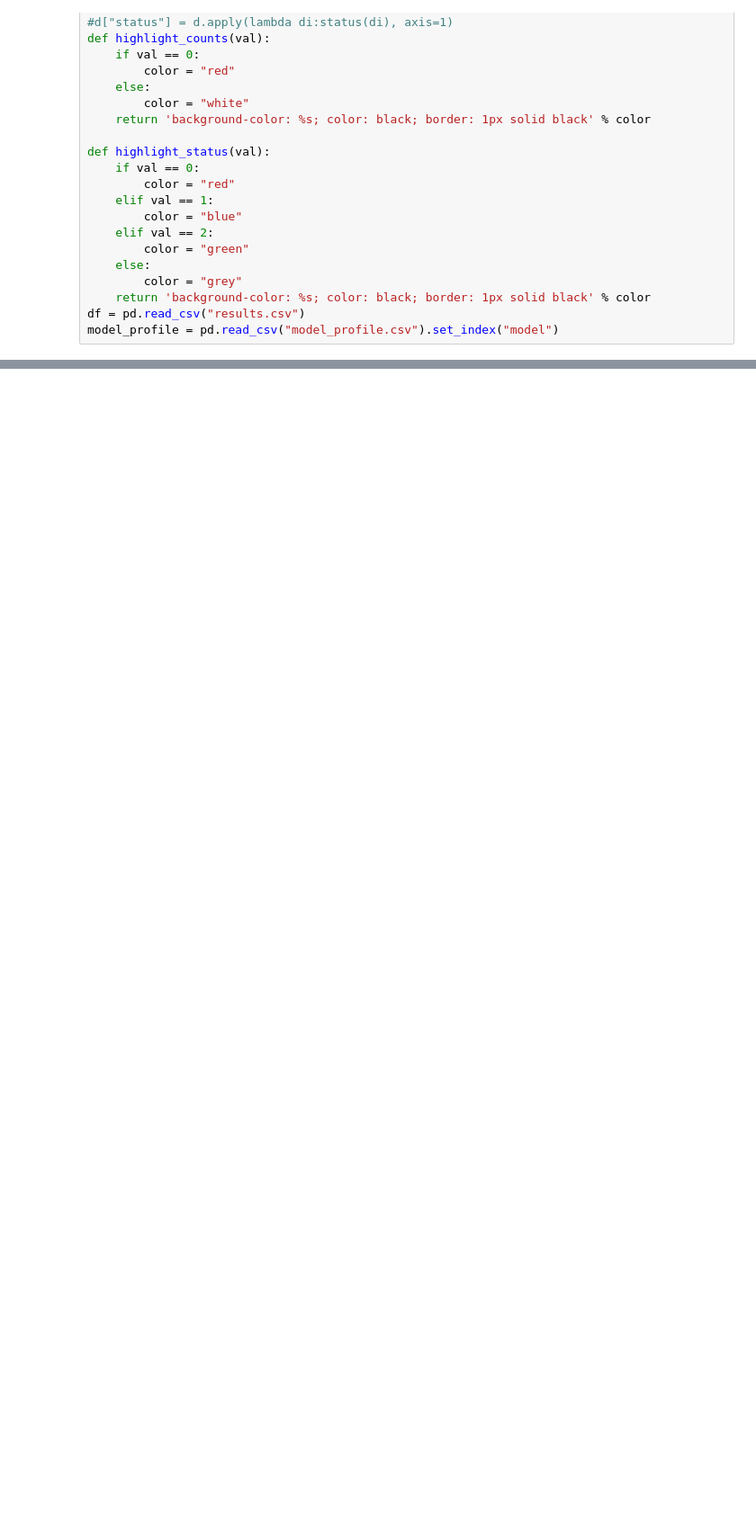
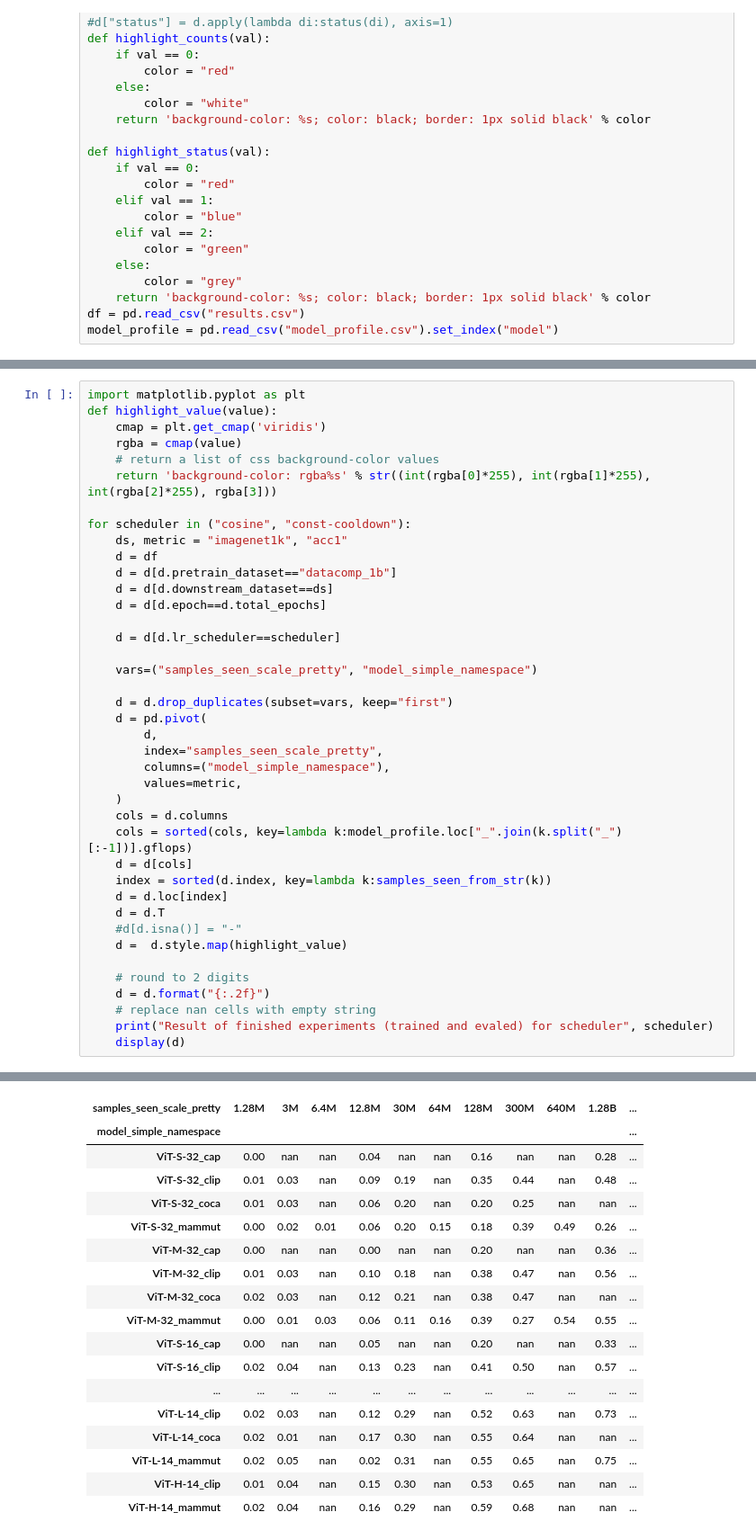
Before and after one commit to SLAMPAI/open_clip_scaling, a Jupyter notebook: overview.ipynb, the cells around one changed output, grey strips where cells are left out. Shown: that part at 90% size. Drawn from its saved outputs; the diff is of its cells as text; blank space fills up the shorter version.

```diff
--- a/overview.ipynb
+++ b/overview.ipynb
@@ -133,0 +134,41 @@ Number finished experiments (trained and evaled) for scheduler const-cooldown
+# %%
+import matplotlib.pyplot as plt
+def highlight_value(value):
+    cmap = plt.get_cmap('viridis')
+    rgba = cmap(value)
+    # return a list of css background-color values
+    return 'background-color: rgba%s' % str((int(rgba[0]*255), int(rgba[1]*255), int(rgba[2]*255), rgba[3]))
+
+for scheduler in ("cosine", "const-cooldown"):
+    ds, metric = "imagenet1k", "acc1"
+    d = df
+    d = d[d.pretrain_dataset=="datacomp_1b"]
+    d = d[d.downstream_dataset==ds]
+    d = d[d.epoch==d.total_epochs]
+
+    d = d[d.lr_scheduler==scheduler]
+
+    vars=("samples_seen_scale_pretty", "model_simple_namespace")
+
+    d = d.drop_duplicates(subset=vars, keep="first")
+    d = pd.pivot(
+        d,
+        index="samples_seen_scale_pretty",
+        columns=("model_simple_namespace"),
+        values=metric,
+    )
+    cols = d.columns
+    cols = sorted(cols, key=lambda k:model_profile.loc["_".join(k.split("_")[:-1])].gflops)
+    d = d[cols]
+    index = sorted(d.index, key=lambda k:samples_seen_from_str(k))
+    d = d.loc[index]
+    d = d.T
+    #d[d.isna()] = "-"
+    d =  d.style.map(highlight_value)
+
+    # round to 2 digits
+    d = d.format("{:.2f}")
+    # replace nan cells with empty string
+    print("Result of finished experiments (trained and evaled) for scheduler", scheduler)
+    display(d)
+# %% [output]
@@ -133,0 +176,18 @@ Number finished experiments (trained and evaled) for scheduler const-cooldown
+| samples_seen_scale_pretty | 1.28M | 3M | 6.4M | 12.8M | 30M | 64M | 128M | 300M | 640M | 1.28B | ... |
+| model_simple_namespace |  |  |  |  |  |  |  |  |  |  | ... |
+| ViT-S-32_cap | 0.00 | nan | nan | 0.04 | nan | nan | 0.16 | nan | nan | 0.28 | ... |
+| ViT-S-32_clip | 0.01 | 0.03 | nan | 0.09 | 0.19 | nan | 0.35 | 0.44 | nan | 0.48 | ... |
+| ViT-S-32_coca | 0.01 | 0.03 | nan | 0.06 | 0.20 | nan | 0.20 | 0.25 | nan | nan | ... |
+| ViT-S-32_mammut | 0.00 | 0.02 | 0.01 | 0.06 | 0.20 | 0.15 | 0.18 | 0.39 | 0.49 | 0.26 | ... |
+| ViT-M-32_cap | 0.00 | nan | nan | 0.00 | nan | nan | 0.20 | nan | nan | 0.36 | ... |
+| ViT-M-32_clip | 0.01 | 0.03 | nan | 0.10 | 0.18 | nan | 0.38 | 0.47 | nan | 0.56 | ... |
+| ViT-M-32_coca | 0.02 | 0.03 | nan | 0.12 | 0.21 | nan | 0.38 | 0.47 | nan | nan | ... |
+| ViT-M-32_mammut | 0.00 | 0.01 | 0.03 | 0.06 | 0.11 | 0.16 | 0.39 | 0.27 | 0.54 | 0.55 | ... |
+| ViT-S-16_cap | 0.00 | nan | nan | 0.05 | nan | nan | 0.20 | nan | nan | 0.33 | ... |
+| ViT-S-16_clip | 0.02 | 0.04 | nan | 0.13 | 0.23 | nan | 0.41 | 0.50 | nan | 0.57 | ... |
+| ... | ... | ... | ... | ... | ... | ... | ... | ... | ... | ... | ... |
+| ViT-L-14_clip | 0.02 | 0.03 | nan | 0.12 | 0.29 | nan | 0.52 | 0.63 | nan | 0.73 | ... |
+| ViT-L-14_coca | 0.02 | 0.01 | nan | 0.17 | 0.30 | nan | 0.55 | 0.64 | nan | nan | ... |
+| ViT-L-14_mammut | 0.02 | 0.05 | nan | 0.02 | 0.31 | nan | 0.55 | 0.65 | nan | 0.75 | ... |
+| ViT-H-14_clip | 0.01 | 0.04 | nan | 0.15 | 0.30 | nan | 0.53 | 0.65 | nan | nan | ... |
+| ViT-H-14_mammut | 0.02 | 0.04 | nan | 0.16 | 0.29 | nan | 0.59 | 0.68 | nan | nan | ... |
```
Also changed, not shown: parts of 3 cells of this notebook.
